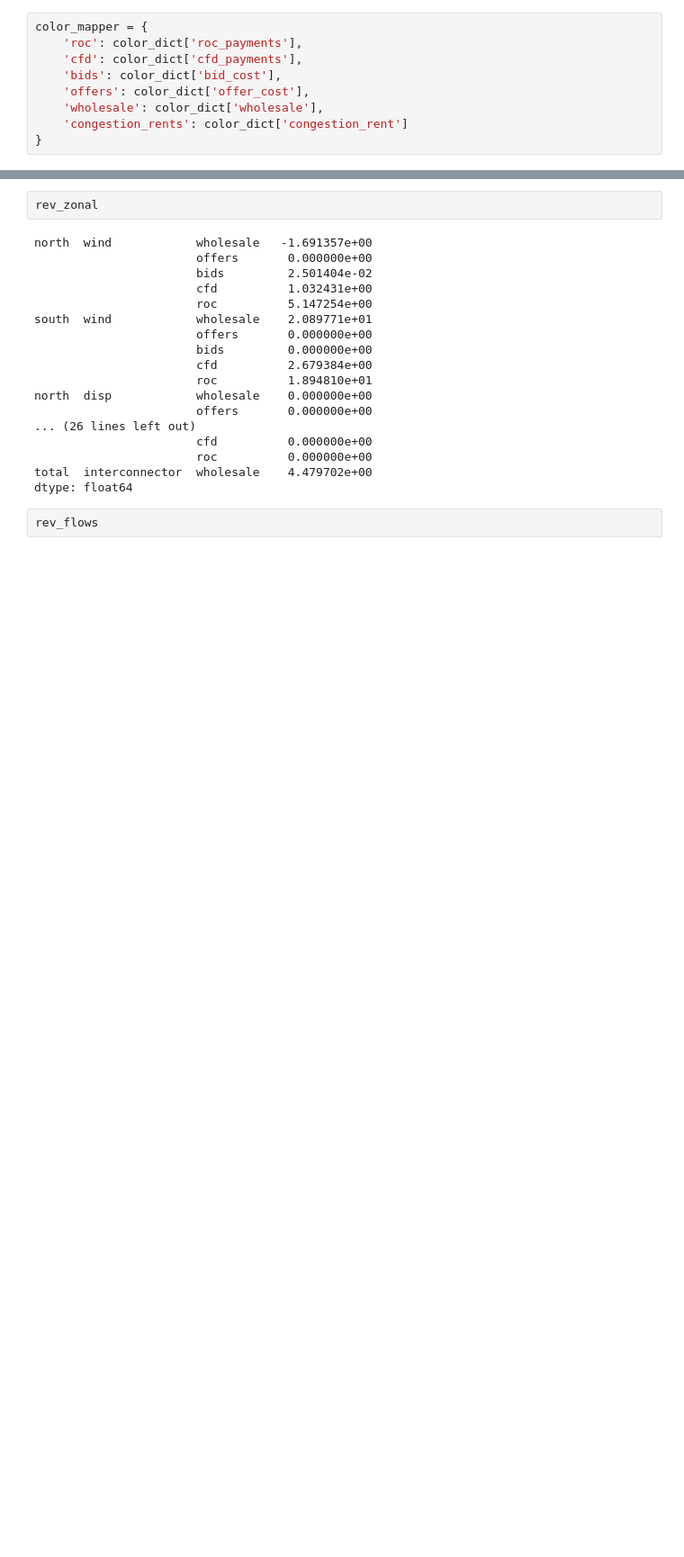
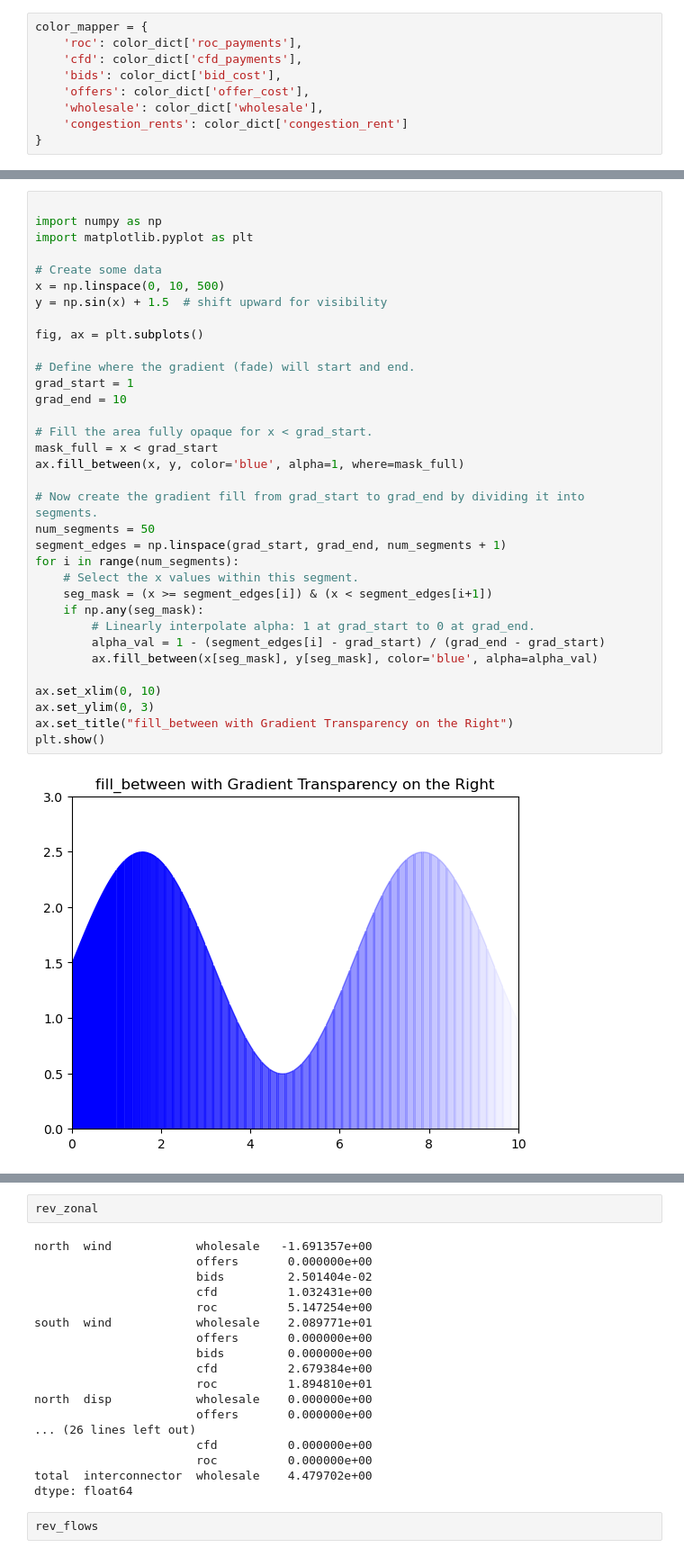
Before and after one commit to LukasFrankenQ/GBPower, a Jupyter notebook: notebooks/money_flow.ipynb, the cells around one changed output, grey strips where cells are left out. Shown at 90% size. Cells and saved outputs as stored; diff of their text form; blank space fills up the shorter version.

```diff
--- a/notebooks/money_flow.ipynb
+++ b/notebooks/money_flow.ipynb
@@ -455,0 +472,36 @@ plt.show()
+# %%
+
+import numpy as np
+import matplotlib.pyplot as plt
+
+# Create some data
+x = np.linspace(0, 10, 500)
+y = np.sin(x) + 1.5  # shift upward for visibility
+
+fig, ax = plt.subplots()
+
+# Define where the gradient (fade) will start and end.
+grad_start = 1
+grad_end = 10
+
+# Fill the area fully opaque for x < grad_start.
+mask_full = x < grad_start
+ax.fill_between(x, y, color='blue', alpha=1, where=mask_full)
+
+# Now create the gradient fill from grad_start to grad_end by dividing it into segments.
+num_segments = 50
+segment_edges = np.linspace(grad_start, grad_end, num_segments + 1)
+for i in range(num_segments):
+    # Select the x values within this segment.
+    seg_mask = (x >= segment_edges[i]) & (x < segment_edges[i+1])
+    if np.any(seg_mask):
+        # Linearly interpolate alpha: 1 at grad_start to 0 at grad_end.
+        alpha_val = 1 - (segment_edges[i] - grad_start) / (grad_end - grad_start)
+        ax.fill_between(x[seg_mask], y[seg_mask], color='blue', alpha=alpha_val)
+
+ax.set_xlim(0, 10)
+ax.set_ylim(0, 3)
+ax.set_title("fill_between with Gradient Transparency on the Right")
+plt.show()
+# %% [output]
+[figure, added]
```
Also changed, not shown: parts of 5 cells of this notebook.
